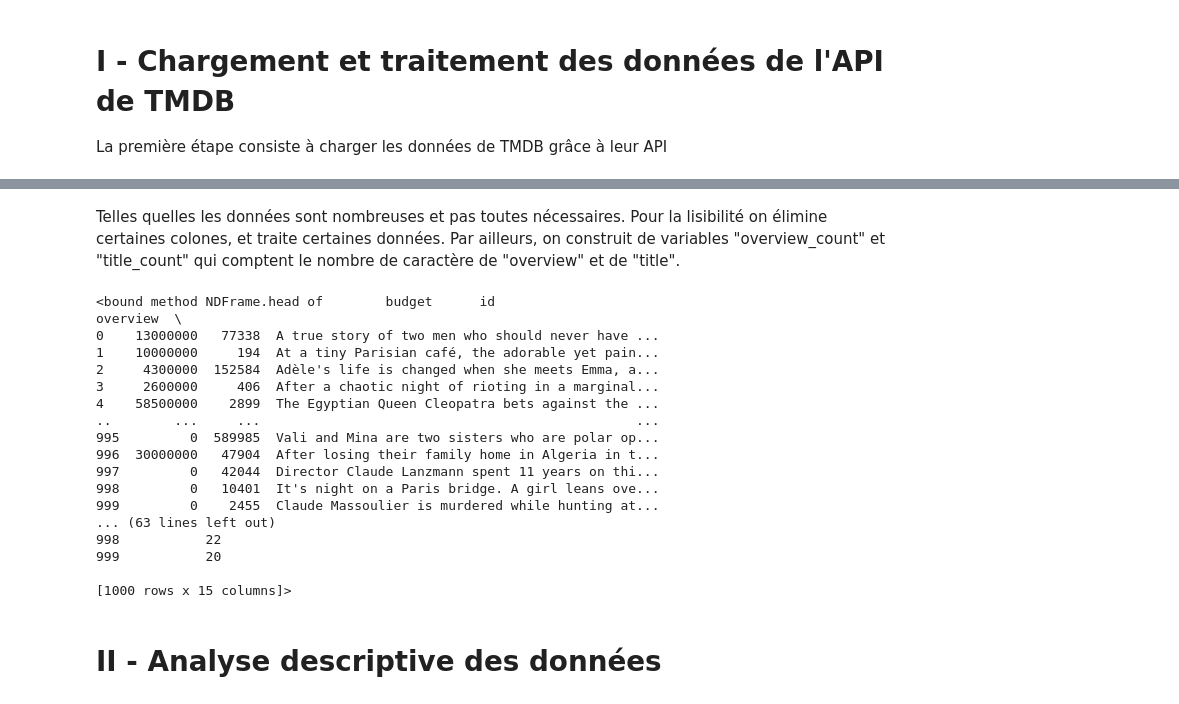
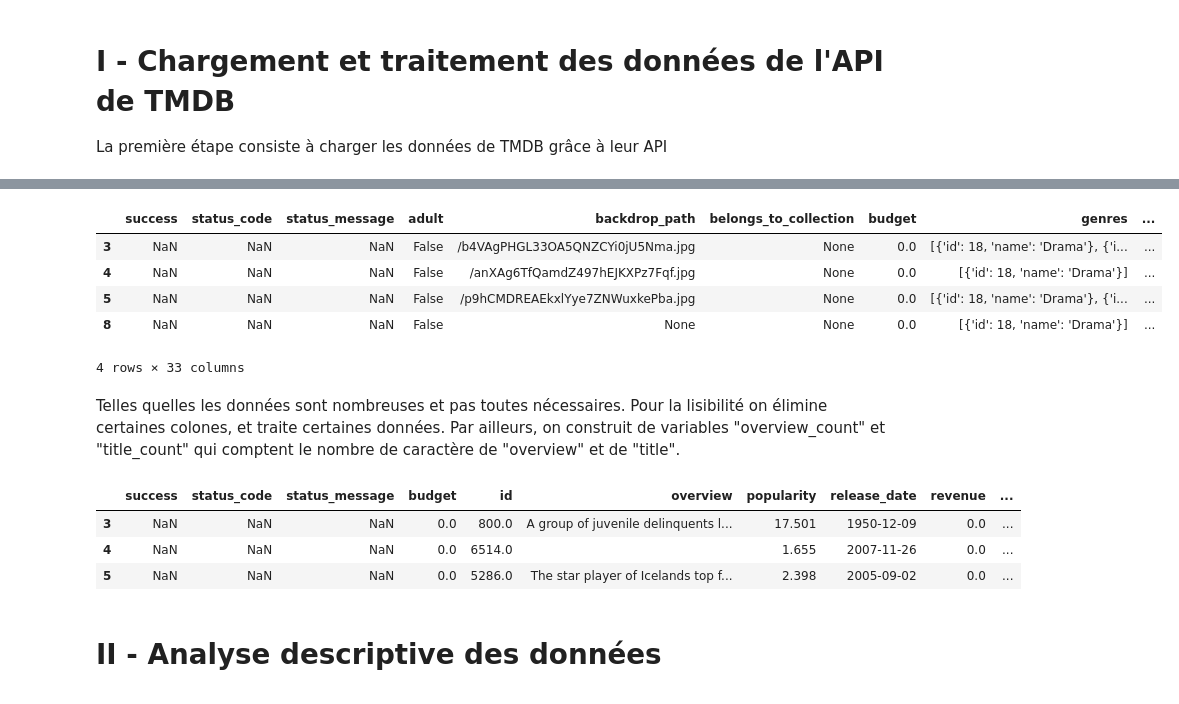
Before and after one commit to gillesfevry/MiseEnProd, a Jupyter notebook: Notebook Main.ipynb, the cells around one changed output, grey strips where cells are left out. Saved outputs shown, nothing was run; the diff lists cells and outputs as text; code cells hidden in the pictures.

```diff
--- a/Notebook Main.ipynb
+++ b/Notebook Main.ipynb
@@ -31,29 +35,28 @@ getting movie info
+# %%
+df_cleaned = df[df['status_message'].isna()]
+#df_cleaned = df_cleaned[df_cleaned['revenue']!=0]
+#df_cleaned = df_cleaned[df_cleaned['budget']!=0]
+df_cleaned.head(4)
+# %% [output]
+|  | success | status_code | status_message | adult | backdrop_path | belongs_to_collection | budget | genres | ... |
+| 3 | NaN | NaN | NaN | False | /b4VAgPHGL33OA5QNZCYi0jU5Nma.jpg | None | 0.0 | [{'id': 18, 'name': 'Drama'}, {'i... | ... |
+| 4 | NaN | NaN | NaN | False | /anXAg6TfQamdZ497hEJKXPz7Fqf.jpg | None | 0.0 | [{'id': 18, 'name': 'Drama'}] | ... |
+| 5 | NaN | NaN | NaN | False | /p9hCMDREAEkxlYye7ZNWuxkePba.jpg | None | 0.0 | [{'id': 18, 'name': 'Drama'}, {'i... | ... |
+| 8 | NaN | NaN | NaN | False | None | None | 0.0 | [{'id': 18, 'name': 'Drama'}] | ... |
+4 rows × 33 columns
 # %% [markdown]
 Telles quelles les données sont nombreuses et pas toutes nécessaires. Pour la lisibilité on élimine certaines colones, et traite certaines données. Par ailleurs, on construit de variables "overview_count" et "title_count" qui comptent le nombre de caractère de "overview" et de "title".
 # %%
-df1=td.drop_useless_info(df)
+df1=td.drop_useless_info(df_cleaned)
 df1=td.keep_main_genre(df1)
 df1=td.full_poster_path(df1)
 df1=td.count_words(df1)
-df1.head
+df1.head(3)
 # %% [output]
-<bound method NDFrame.head of        budget      id                                           overview  \
-0    13000000   77338  A true story of two men who should never have ...
-1    10000000     194  At a tiny Parisian café, the adorable yet pain...
-2     4300000  152584  Adèle's life is changed when she meets Emma, a...
-3     2600000     406  After a chaotic night of rioting in a marginal...
-4    58500000    2899  The Egyptian Queen Cleopatra bets against the ...
-..        ...     ...                                                ...
-995         0  589985  Vali and Mina are two sisters who are polar op...
-996  30000000   47904  After losing their family home in Algeria in t...
-997         0   42044  Director Claude Lanzmann spent 11 years on thi...
-998         0   10401  It's night on a Paris bridge. A girl leans ove...
-999         0    2455  Claude Massoulier is murdered while hunting at...
-... (63 lines left out)
-998           22
-999           20
-
-[1000 rows x 15 columns]>
+|  | success | status_code | status_message | budget | id | overview | popularity | release_date | revenue | ... |
+| 3 | NaN | NaN | NaN | 0.0 | 800.0 | A group of juvenile delinquents l... | 17.501 | 1950-12-09 | 0.0 | ... |
+| 4 | NaN | NaN | NaN | 0.0 | 6514.0 |  | 1.655 | 2007-11-26 | 0.0 | ... |
+| 5 | NaN | NaN | NaN | 0.0 | 5286.0 | The star player of Icelands top f... | 2.398 | 2005-09-02 | 0.0 | ... |
 # %% [markdown]
 # II - Analyse descriptive des données
 # %% [markdown]
```
Also changed, not shown: parts of 7 cells of this notebook.
